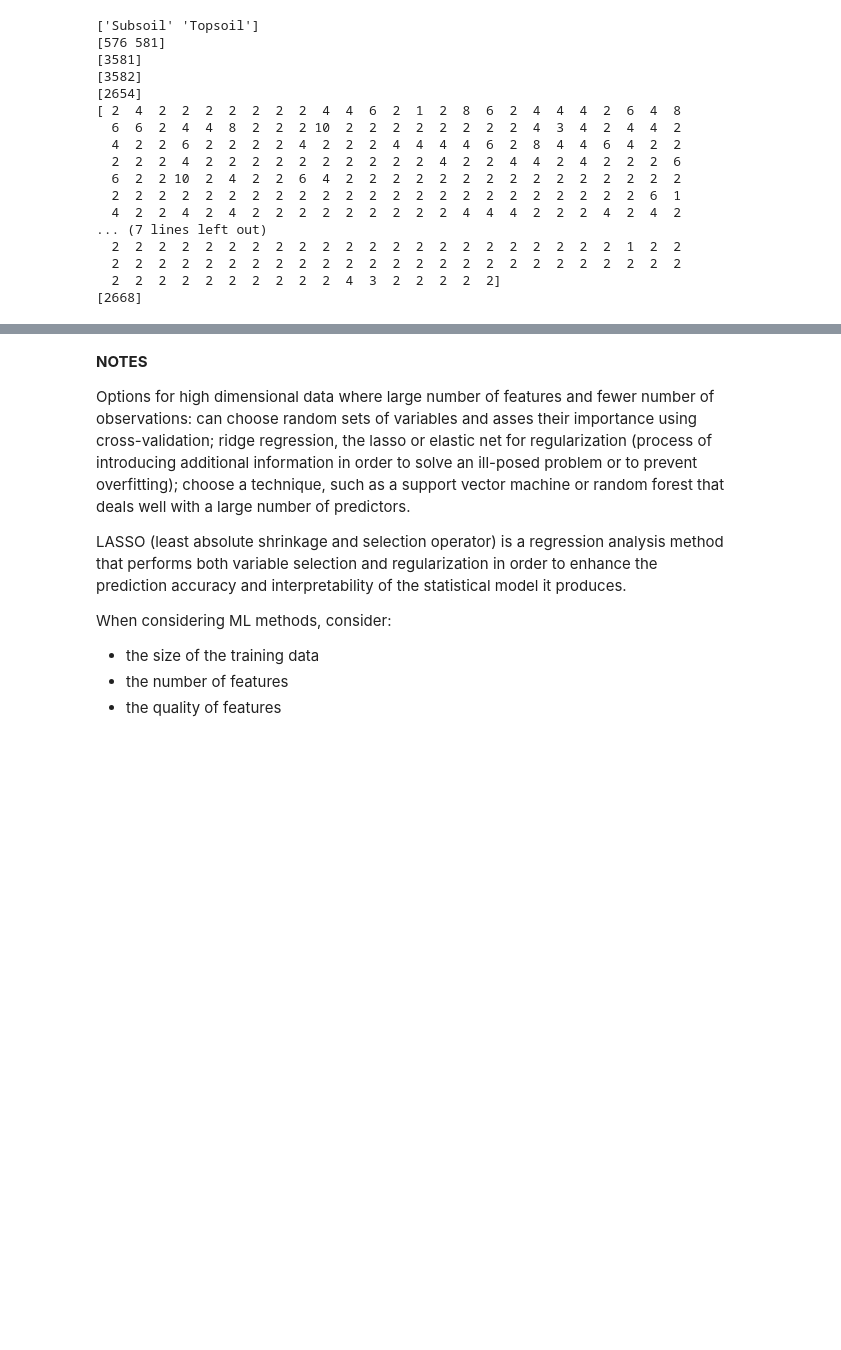
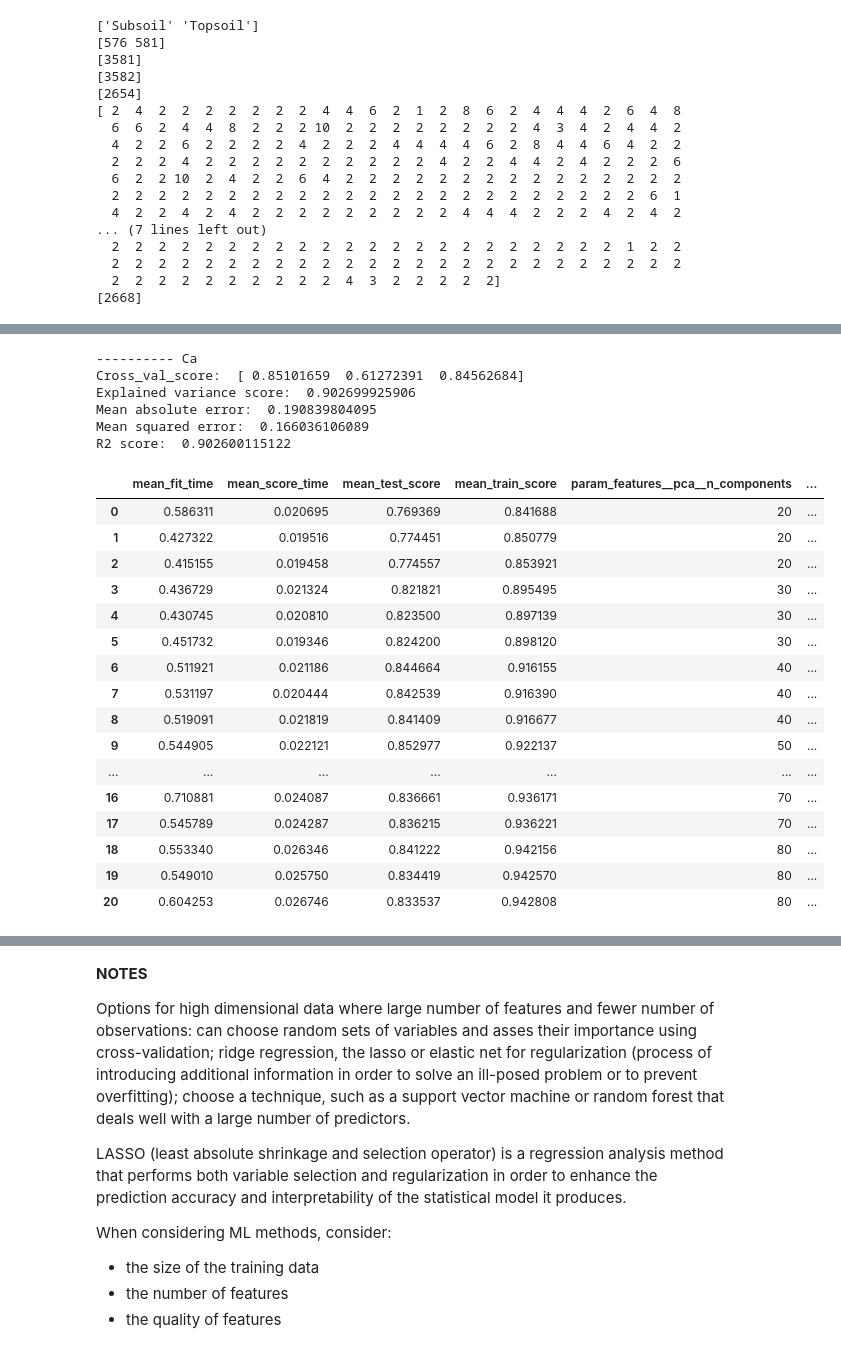
Before and after one commit to carlosscastro/kaggle_africa_soil, a Jupyter notebook: notebook/jc_africasoil_v2.ipynb, the cells around one changed output, grey strips where cells are left out. Drawn from its saved outputs; the diff is of its cells as text; code cells hidden in the pictures; blank space fills up the shorter version.

```diff
--- a/notebook/jc_africasoil_v2.ipynb
+++ b/notebook/jc_africasoil_v2.ipynb
@@ -751,0 +433,5 @@ print 'Completed: '
+# %%
+# Set up list of pipelines and MSE scores
+
+y_vars_pipelines = []
+y_vars_scores = []
@@ -751,0 +549,70 @@ print 'Completed: '
+# %%
+#CONSIDER HOW TO CHOOSE FEATURES FOR EACH RESPONSE VAR
+
+# Linear Regression with PCA and SelectKBest
+
+y_pipelines = []
+y_scores = []
+
+for ind, y in enumerate(y_vars):
+
+    X_train, X_test, y_train, y_test = train_test_split(X, y, test_size=0.33, random_state=42)
+
+    # set up the train and test data
+    print '\n----------', y_var_labels[ind]
+
+    pca = PCA(n_components=2)
+    selection = SelectKBest(k=1)
+    combined_features = FeatureUnion([('pca', pca), ('univ_select', selection)])
+    linear = LinearRegression()
+
+    steps = [('features', combined_features), ('linear', linear)]
+    pipeline = Pipeline(steps)
+
+    parameters = dict(features__pca__n_components=list(range(20, 90, 10)),
+                  features__univ_select__k=[1, 2, 3])
+
+    cv = GridSearchCV(pipeline, param_grid=parameters, verbose=0)
+    cv.fit(X_train, y_train)
+
+    print 'Cross_val_score: ', cross_val_score(cv, X_test, y_test)
+
+    y_predictions = cv.predict(X_test)
+    mse = mean_squared_error(y_test, y_predictions)
+    print 'Explained variance score: ', explained_variance_score(y_test, y_predictions)
+    print 'Mean absolute error: ', mean_absolute_error(y_test, y_predictions)
+    print 'Mean squared error: ', mse
+    print 'R2 score: ', r2_score(y_test, y_predictions)
+
+    display(pd.DataFrame.from_dict(cv.cv_results_))
+
+    # capture the best pipeline estimator and mse value
+    y_pipelines.append(cv.best_estimator_)
+    y_scores.append(mse)
+
+y_vars_pipelines.append(y_pipelines)
+y_vars_scores.append(y_scores)
+# %% [output]
+---------- Ca
+Cross_val_score:  [ 0.85101659  0.61272391  0.84562684]
+Explained variance score:  0.902699925906
+Mean absolute error:  0.190839804095
+Mean squared error:  0.166036106089
+R2 score:  0.902600115122
+|  | mean_fit_time | mean_score_time | mean_test_score | mean_train_score | param_features__pca__n_components | ... |
+| 0 | 0.586311 | 0.020695 | 0.769369 | 0.841688 | 20 | ... |
+| 1 | 0.427322 | 0.019516 | 0.774451 | 0.850779 | 20 | ... |
+| 2 | 0.415155 | 0.019458 | 0.774557 | 0.853921 | 20 | ... |
+| 3 | 0.436729 | 0.021324 | 0.821821 | 0.895495 | 30 | ... |
+| 4 | 0.430745 | 0.020810 | 0.823500 | 0.897139 | 30 | ... |
+| 5 | 0.451732 | 0.019346 | 0.824200 | 0.898120 | 30 | ... |
+| 6 | 0.511921 | 0.021186 | 0.844664 | 0.916155 | 40 | ... |
+| 7 | 0.531197 | 0.020444 | 0.842539 | 0.916390 | 40 | ... |
+| 8 | 0.519091 | 0.021819 | 0.841409 | 0.916677 | 40 | ... |
+| 9 | 0.544905 | 0.022121 | 0.852977 | 0.922137 | 50 | ... |
+| ... | ... | ... | ... | ... | ... | ... |
+| 16 | 0.710881 | 0.024087 | 0.836661 | 0.936171 | 70 | ... |
+| 17 | 0.545789 | 0.024287 | 0.836215 | 0.936221 | 70 | ... |
+| 18 | 0.553340 | 0.026346 | 0.841222 | 0.942156 | 80 | ... |
+| 19 | 0.549010 | 0.025750 | 0.834419 | 0.942570 | 80 | ... |
+| 20 | 0.604253 | 0.026746 | 0.833537 | 0.942808 | 80 | ... |
```
Also changed, not shown: parts of 24 cells of this notebook, 2 other files.
